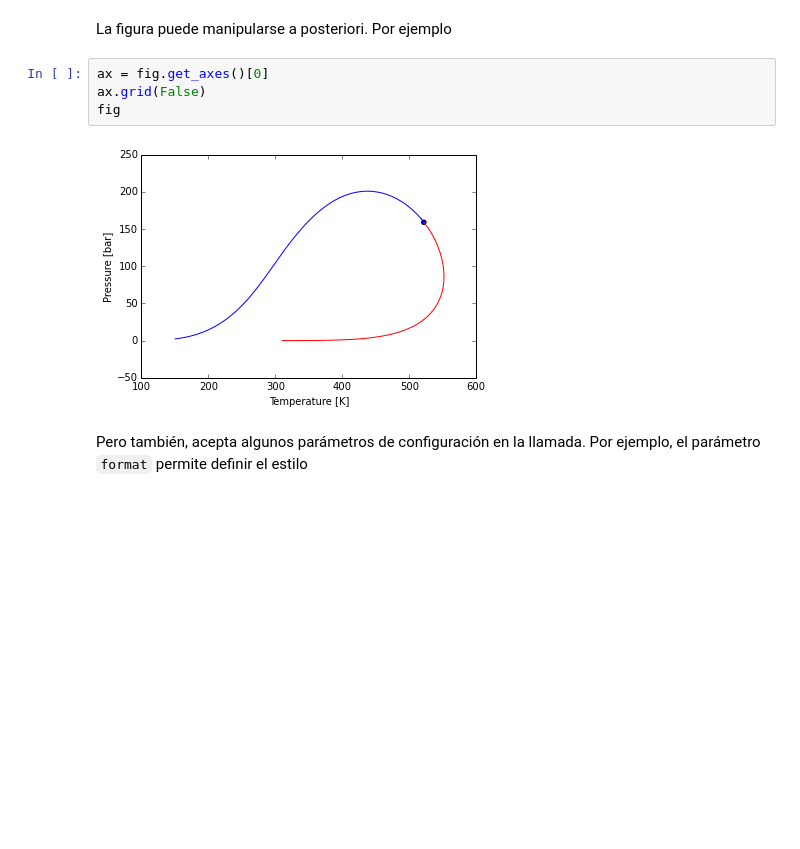
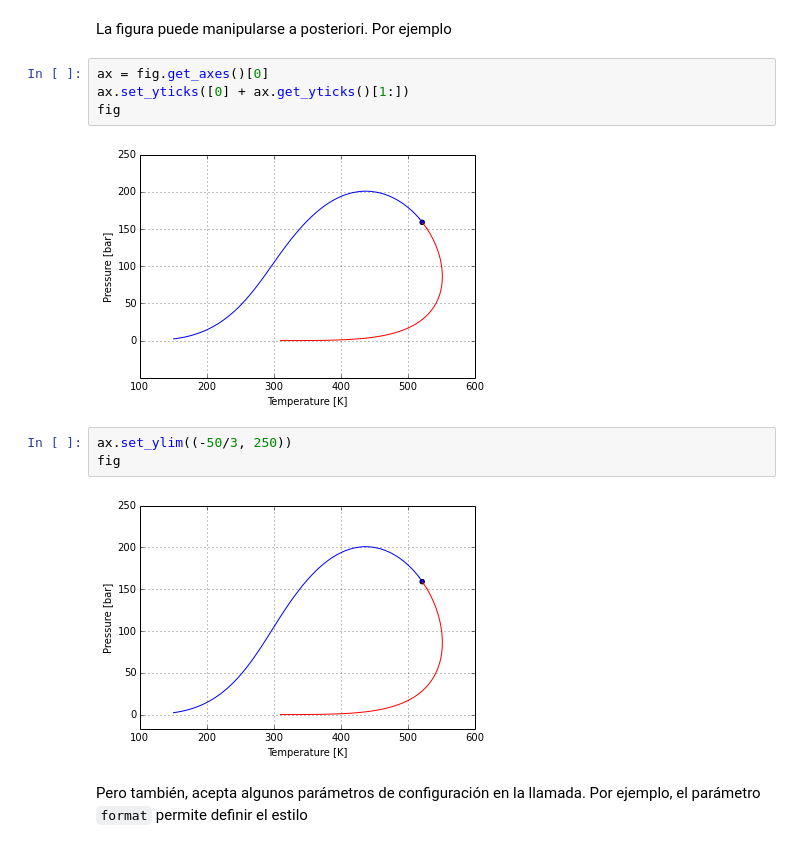
Before and after one commit to phasety/sur, a Jupyter notebook: examples/basic_envelope.ipynb, the cells around one changed output. Drawn from its saved outputs; the diff is of its cells as text; blank space fills up the shorter version.

```diff
--- a/examples/basic_envelope.ipynb
+++ b/examples/basic_envelope.ipynb
@@ -81,10 +95,15 @@ fig
 La figura puede manipularse a posteriori. Por ejemplo
 # %%
 ax = fig.get_axes()[0]
-ax.grid(False)
+ax.set_yticks([0] + ax.get_yticks()[1:])
 fig
 # %% [output]
-[figure, old version]
+[figure, new version]
+# %%
+ax.set_ylim((-50/3, 250))
+fig
+# %% [output]
+[figure, added]
 # %% [markdown]
 Pero también, acepta algunos parámetros de configuración en la llamada. Por ejemplo, el parámetro `format` permite definir el estilo
 # %%
```
Also changed, not shown: parts of 13 cells of this notebook, 1 other file.
